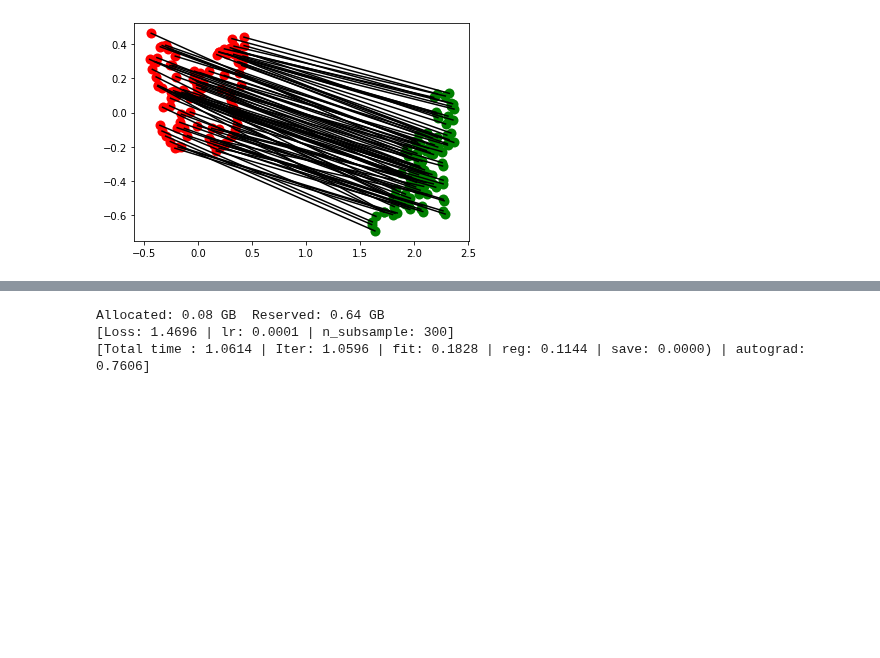
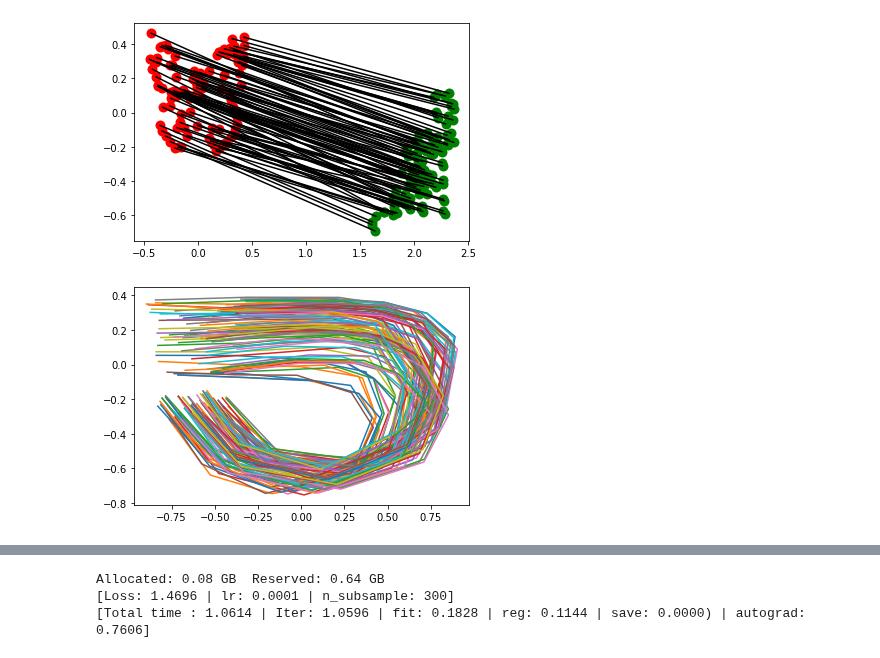
Before and after one commit to pzpzpzp1/wassflow, a Jupyter notebook: cnf-sinkhorn-demo.ipynb, the cells around one changed output, grey strips where cells are left out. Drawn from its saved outputs; the diff is of its cells as text; code cells hidden in the pictures; blank space fills up the shorter version.

Commit message:
added aggregated supposedly continuous x_trajs as output to save_trajectory

```diff
--- a/cnf-sinkhorn-demo.ipynb
+++ b/cnf-sinkhorn-demo.ipynb
@@ -72,6 +72,22 @@ for i in range(N):
 plt.axis("equal");
 # %% [output]
 [figure]
+# %%
+import Utils; importlib.reload(Utils); from Utils import SaveTrajectory as st
+keyframes, __ = ImageDataset.normalize_samples(torch.stack((dat1, dat6, dat2)).to(device));
+model = FfjordModel(sigmac = 3.5, n_freq = 100, hidden_layers=3, hidden_features=512, tdiv = 2, in_features=3, out_features=2, incrementalMask = True, initzero = False).to(device)
+model.load_state("results/experiment_radial/models/state_final.tar")
+x_trajs = st.save_trajectory(model, keyframes, savename='save_debug', nsteps=20, dpiv=400, n=1000, alpha=1, ot_type=1)
+# %%
+n = x_trajs.shape[0]
+d = x_trajs.shape[1]
+nf = x_trajs.shape[2]
+for i in range(n):
+    tp = x_trajs[i,:,:].transpose(0,1).detach().cpu().numpy()
+    plt.plot(tp[:,0],tp[:,1])
+plt.axis("equal");
+# %% [output]
+[figure, added]
 # %%
 import Utils; importlib.reload(Utils); from Utils import SaveTrajectory as st
 keyframes, __ = ImageDataset.normalize_samples(torch.stack((dat1, dat6, dat2)).to(device));
```
Also changed, not shown: parts of 1 cell of this notebook, 1 other file.
